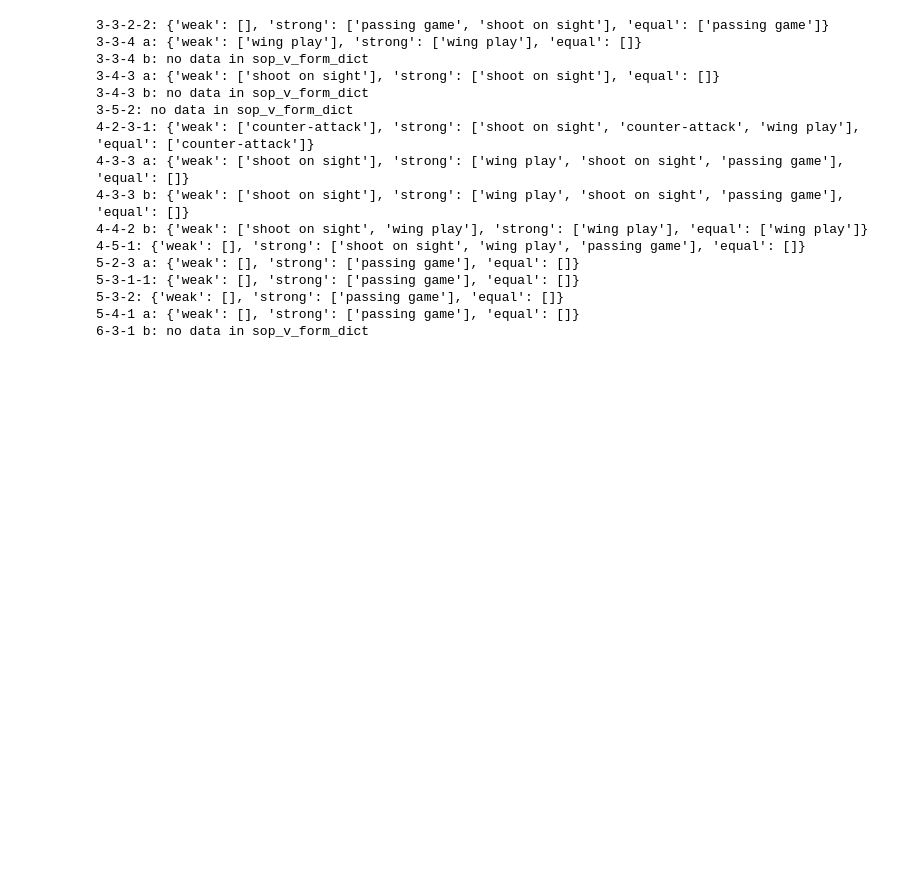
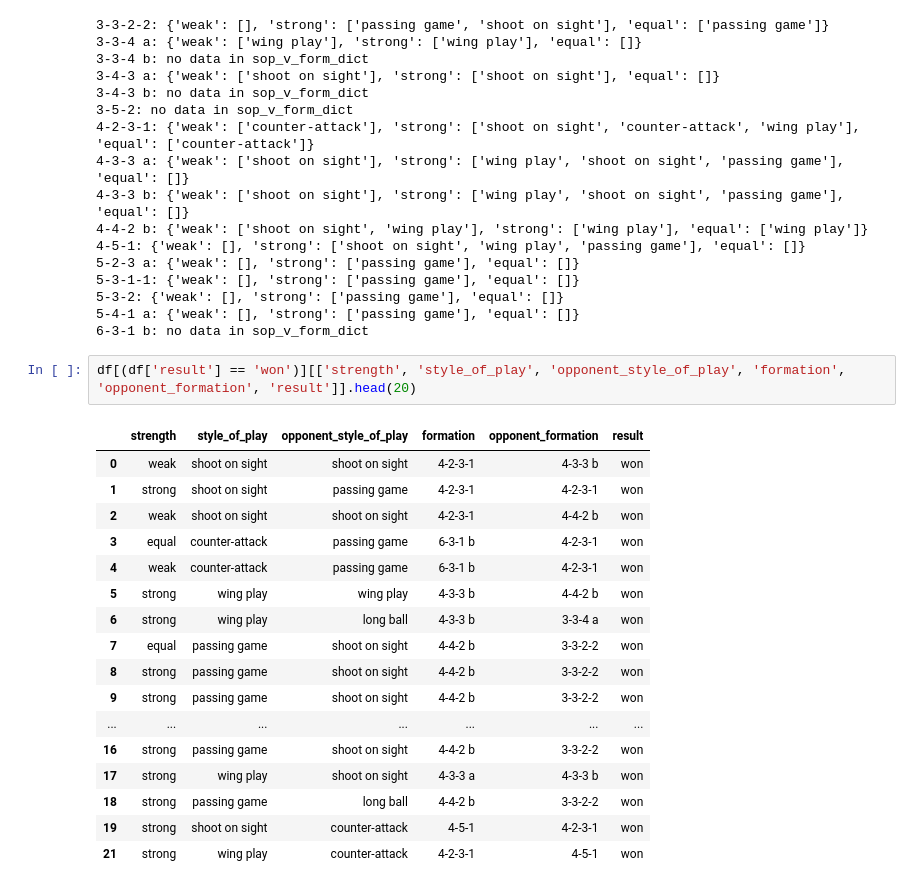
Before and after one commit to graceyudhaaa/osm-data-analysis, a Jupyter notebook: notebook/2.0-gys-tactic-recommendation.ipynb, the cells around one changed output. Drawn from its saved outputs; the diff is of its cells as text; blank space fills up the shorter version.

Commit message:
sop_v_formation test

```diff
--- a/notebook/2.0-gys-tactic-recommendation.ipynb
+++ b/notebook/2.0-gys-tactic-recommendation.ipynb
@@ -385,3 +385,23 @@ for formation in unique_formation:
 5-3-2: {'weak': [], 'strong': ['passing game'], 'equal': []}
 5-4-1 a: {'weak': [], 'strong': ['passing game'], 'equal': []}
 6-3-1 b: no data in sop_v_form_dict
+# %%
+df[(df['result'] == 'won')][['strength', 'style_of_play', 'opponent_style_of_play', 'formation', 'opponent_formation', 'result']].head(20)
+# %% [output]
+|  | strength | style_of_play | opponent_style_of_play | formation | opponent_formation | result |
+| 0 | weak | shoot on sight | shoot on sight | 4-2-3-1 | 4-3-3 b | won |
+| 1 | strong | shoot on sight | passing game | 4-2-3-1 | 4-2-3-1 | won |
+| 2 | weak | shoot on sight | shoot on sight | 4-2-3-1 | 4-4-2 b | won |
+| 3 | equal | counter-attack | passing game | 6-3-1 b | 4-2-3-1 | won |
+| 4 | weak | counter-attack | passing game | 6-3-1 b | 4-2-3-1 | won |
+| 5 | strong | wing play | wing play | 4-3-3 b | 4-4-2 b | won |
+| 6 | strong | wing play | long ball | 4-3-3 b | 3-3-4 a | won |
+| 7 | equal | passing game | shoot on sight | 4-4-2 b | 3-3-2-2 | won |
+| 8 | strong | passing game | shoot on sight | 4-4-2 b | 3-3-2-2 | won |
+| 9 | strong | passing game | shoot on sight | 4-4-2 b | 3-3-2-2 | won |
+| ... | ... | ... | ... | ... | ... | ... |
+| 16 | strong | passing game | shoot on sight | 4-4-2 b | 3-3-2-2 | won |
+| 17 | strong | wing play | shoot on sight | 4-3-3 a | 4-3-3 b | won |
+| 18 | strong | passing game | long ball | 4-4-2 b | 3-3-2-2 | won |
+| 19 | strong | shoot on sight | counter-attack | 4-5-1 | 4-2-3-1 | won |
+| 21 | strong | wing play | counter-attack | 4-2-3-1 | 4-5-1 | won |
```
Also changed, not shown: parts of 2 cells of this notebook, 2 other files.
